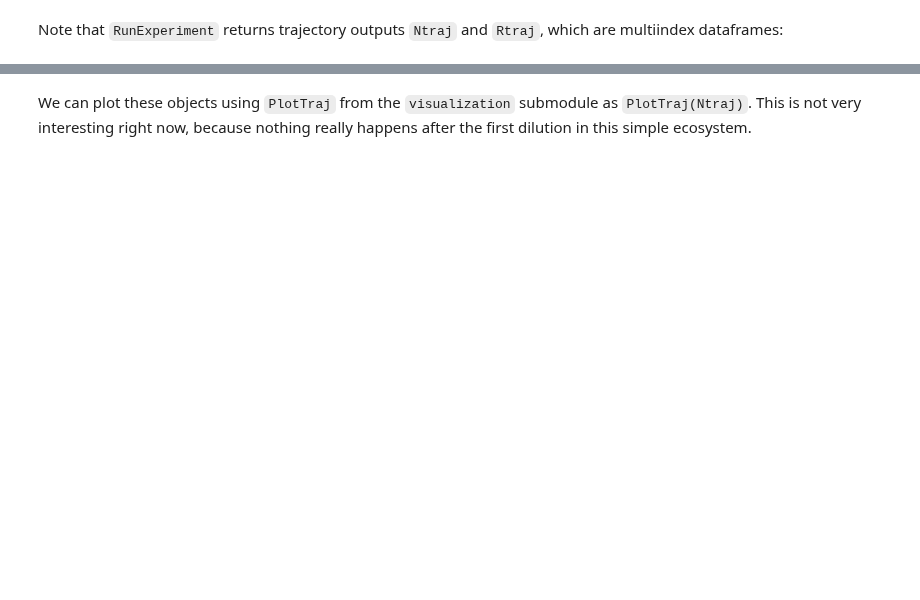
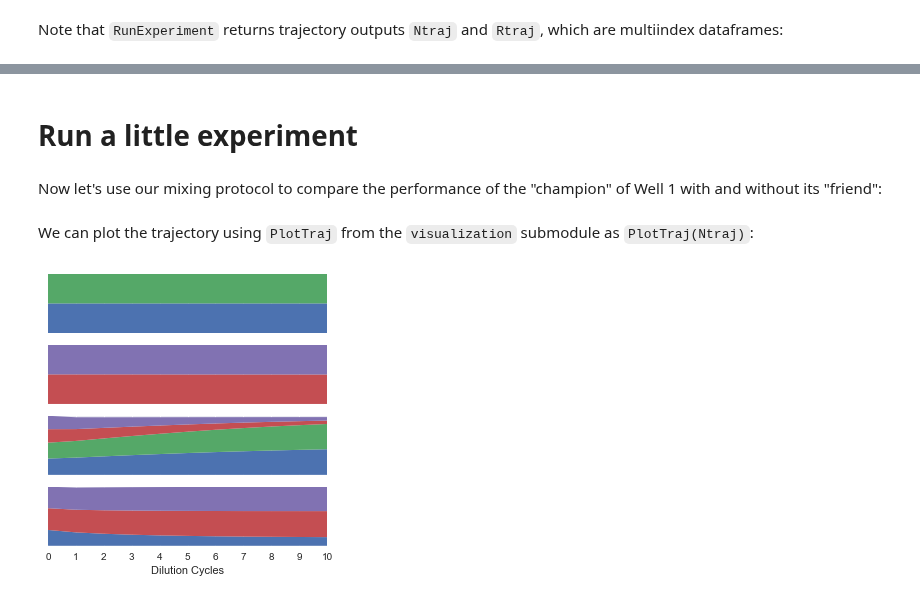
Before and after one commit to Emergent-Behaviors-in-Biology/community-simulator, a Jupyter notebook: Community Simulator Tutorial.ipynb, the cells around one changed output, grey strips where cells are left out. Drawn from its saved outputs; the diff is of its cells as text; code cells hidden in the pictures; blank space fills up the shorter version.

Commit message:
Finishing touches to tutorial
I finished writing the tutorial, and fixed a little bug in the visualization and cavity scripts.

```diff
--- a/Community Simulator Tutorial.ipynb
+++ b/Community Simulator Tutorial.ipynb
@@ -205,4 +205,21 @@ Ntraj
 |  | well3 | 0.956077 | 0.000000 | 0.000000 | 0.000000 |
 |  | well4 | 0.000000 | 0.000000 | 0.000000 | 0.000000 |
+# %% [markdown]
+# Run a little experiment
+# %% [markdown]
+Now let's use our mixing protocol to compare the performance of the "champion" of Well 1 with and without its "friend":
+# %%
+f_mix = pd.read_excel('data/test_data.xlsx',sheetname='Mix')
+MyPlate.Passage(f_mix)
+MyPlate.Propagate(T)
+Ntraj,Rtraj=MyPlate.RunExperiment(f_dilute,T,n)
 # %% [markdown]
-We can plot these objects using `PlotTraj` from the `visualization` submodule as `PlotTraj(Ntraj)`. This is not very interesting right now, because nothing really happens after the first dilution in this simple ecosystem.
+We can plot the trajectory using `PlotTraj` from the `visualization` submodule as `PlotTraj(Ntraj)`:
+# %%
+from community_simulator.visualization import PlotTraj
+import matplotlib.pyplot as plt
+%matplotlib inline
+PlotTraj(Ntraj,figsize=(5,5))
+plt.show()
+# %% [output]
+[figure, added]
```
Also changed, not shown: parts of 9 cells of this notebook, 3 other files.
